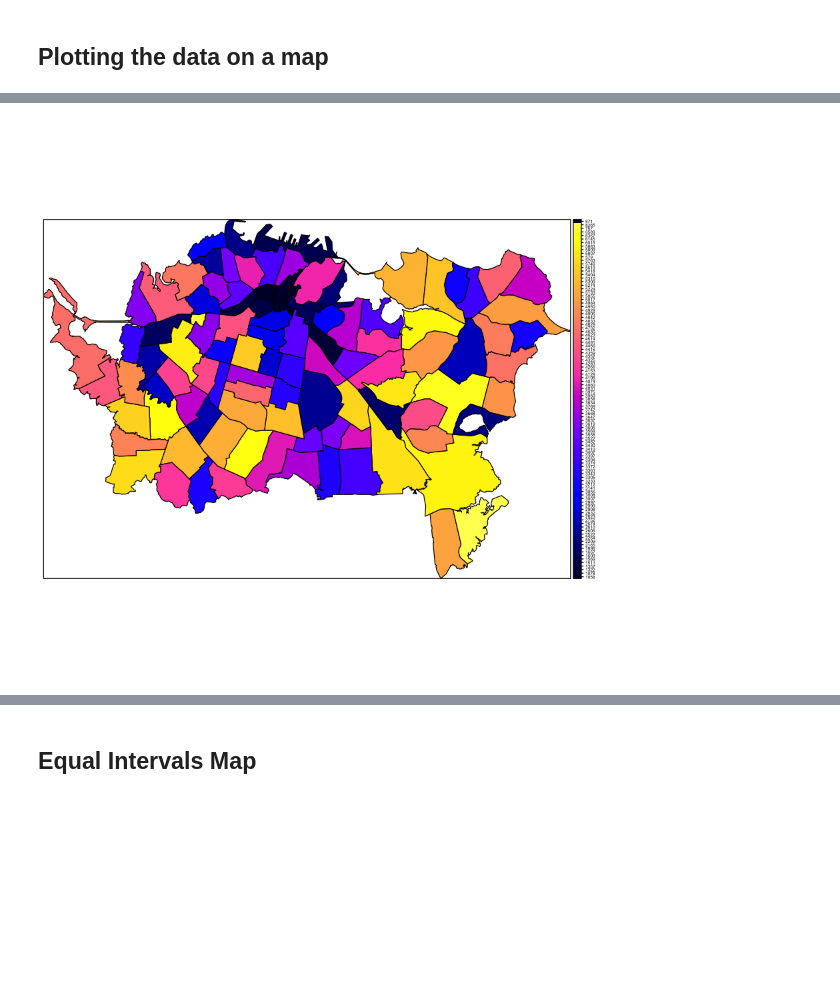
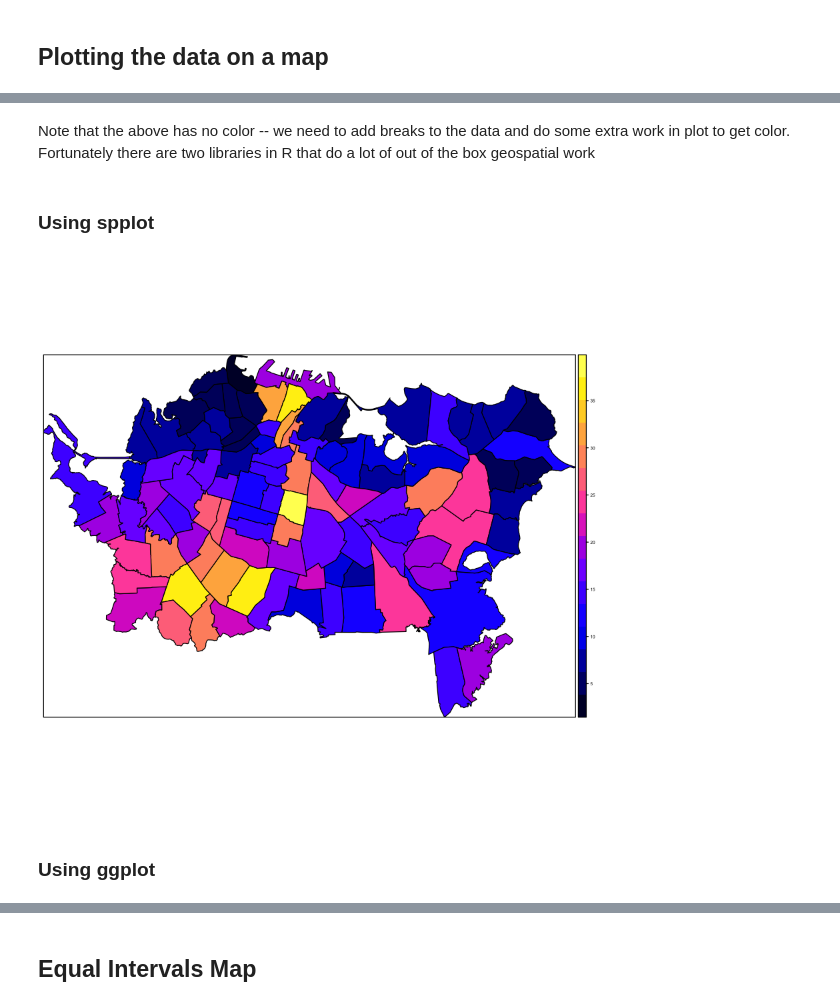
Before and after one commit to xrwang/geog187-notebooks, a Jupyter notebook: lab1-spatial autocorrelation.ipynb, the cells around one changed output, grey strips where cells are left out. Cells and saved outputs as stored; diff of their text form; code cells hidden in the pictures; blank space fills up the shorter version.

```diff
--- a/lab1-spatial autocorrelation.ipynb
+++ b/lab1-spatial autocorrelation.ipynb
@@ -81,6 +107,13 @@ df
+# %% [markdown]
+Note that the above has no color -- we need to add breaks
+to the data and do some extra work in plot to get color. Fortunately there are two libraries in R that do a lot of out of the box geospatial work
+# %% [markdown]
+### Using spplot
 # %%
-# Test plot the counties by `SUM_TOTAL` Column
-
-spplot(s1, z="SUM_TOTAL", par.settings=list(fontsize=list(text=5)))
+# We can also use spplot for this, a geospatial package for R
+# spplot(data, column, legend settings)
+spplot(s1, z="PC_ASIAN", par.settings=list(fontsize=list(text=5)))
 # %% [output]
-[figure, old version]
+[figure, new version]
+# %% [markdown]
+### Using ggplot
```
Also changed, not shown: parts of 28 cells of this notebook.
